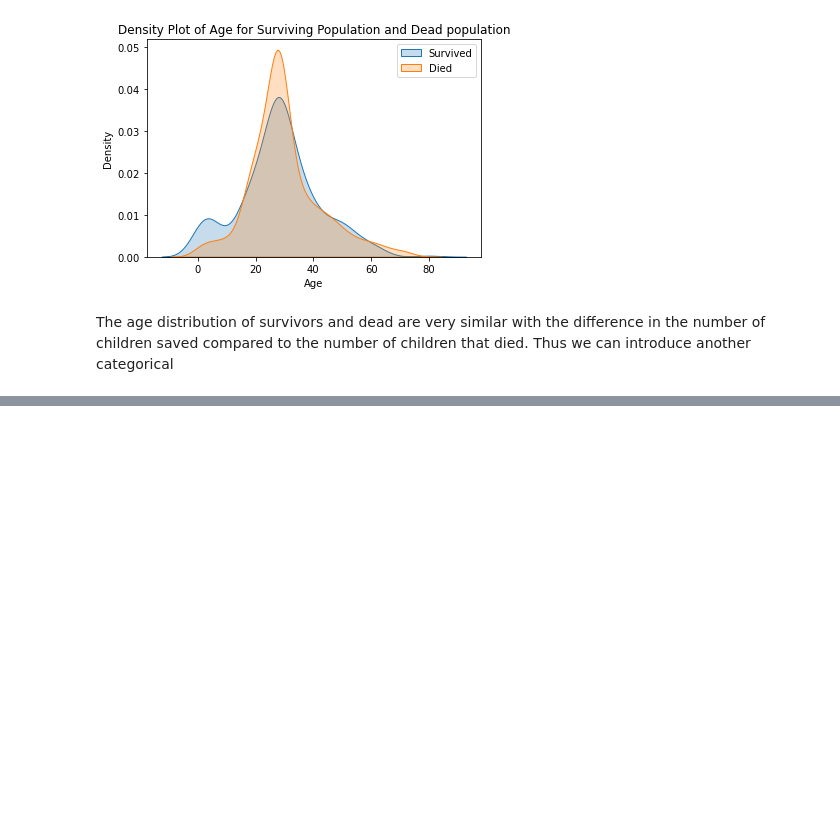
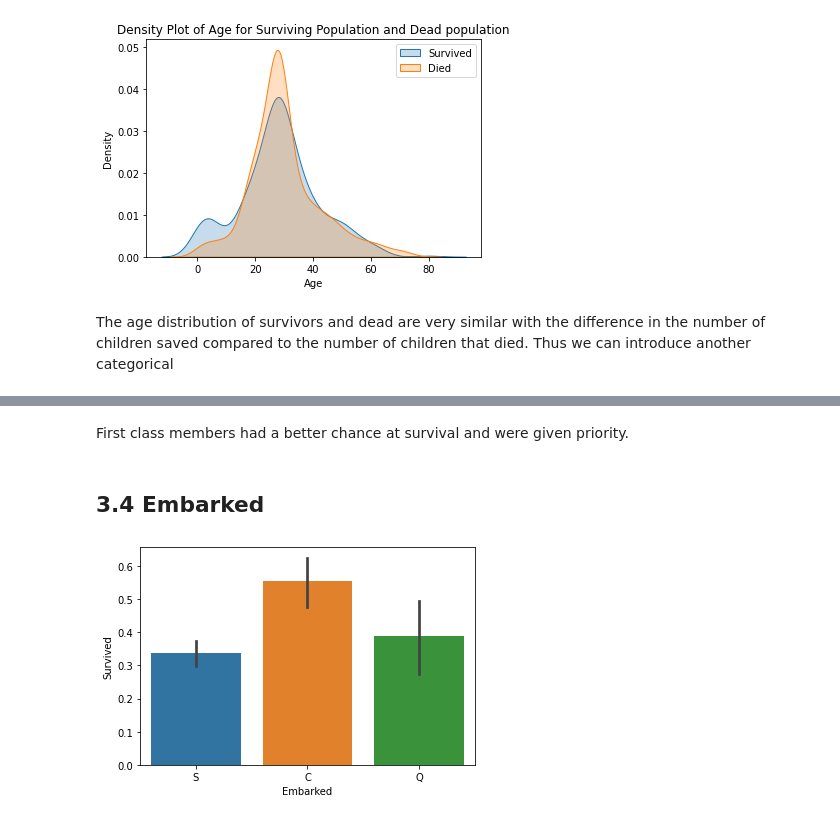
Before and after one commit to shubhambhardwaj98/TitanicDataset, a Jupyter notebook: titanicdataset.ipynb, the cells around one changed output, grey strips where cells are left out. Saved outputs shown, nothing was run; the diff lists cells and outputs as text; code cells hidden in the pictures; blank space fills up the shorter version.

```diff
--- a/titanicdataset.ipynb
+++ b/titanicdataset.ipynb
@@ -249,0 +289,9 @@ plt.show()
+# %% [markdown]
+First class members had a better chance at survival and were given priority.
+# %% [markdown]
+## 3.4 Embarked
+# %%
+sns.barplot(x='Embarked', y='Survived', data=train_df)
+plt.show()
+# %% [output]
+[figure, added]
```
Also changed, not shown: parts of 36 cells of this notebook.
